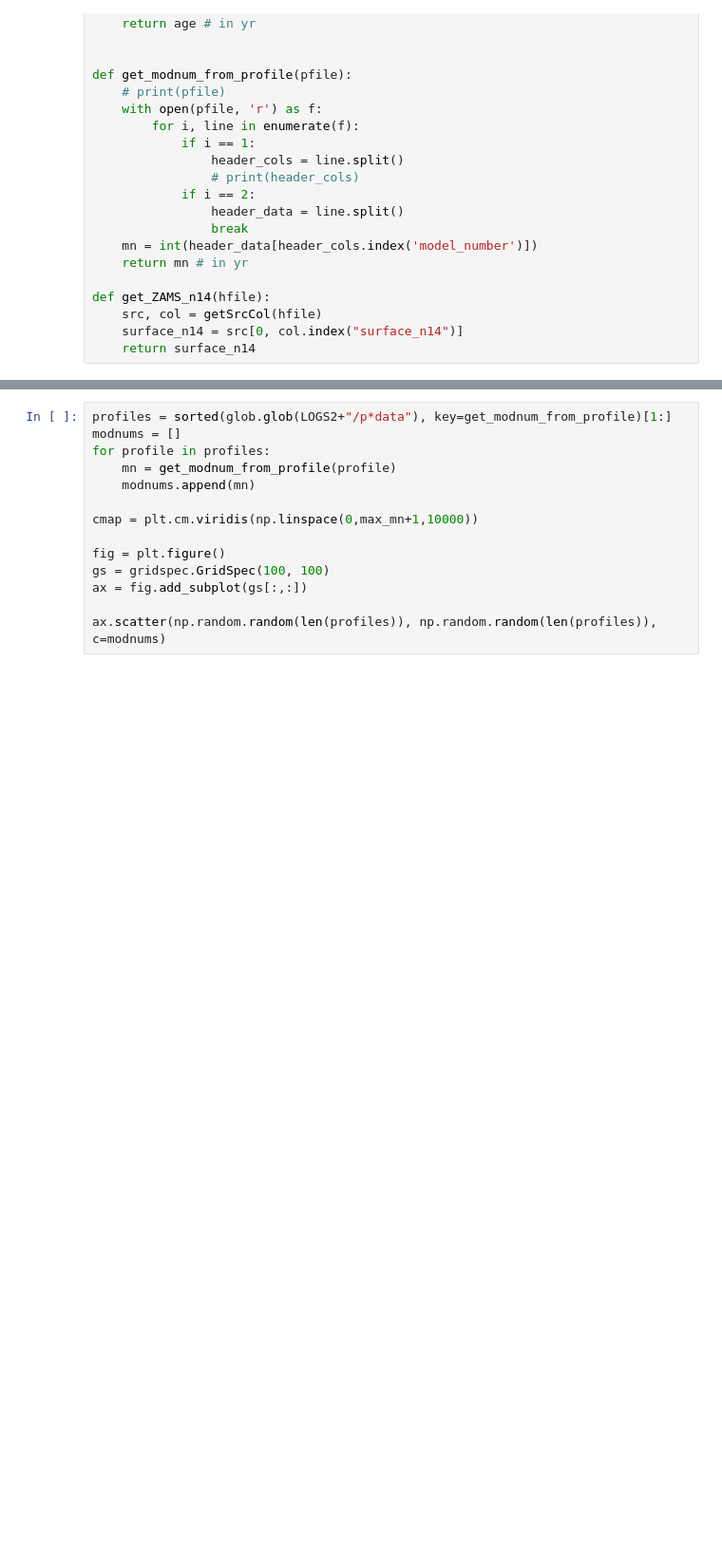
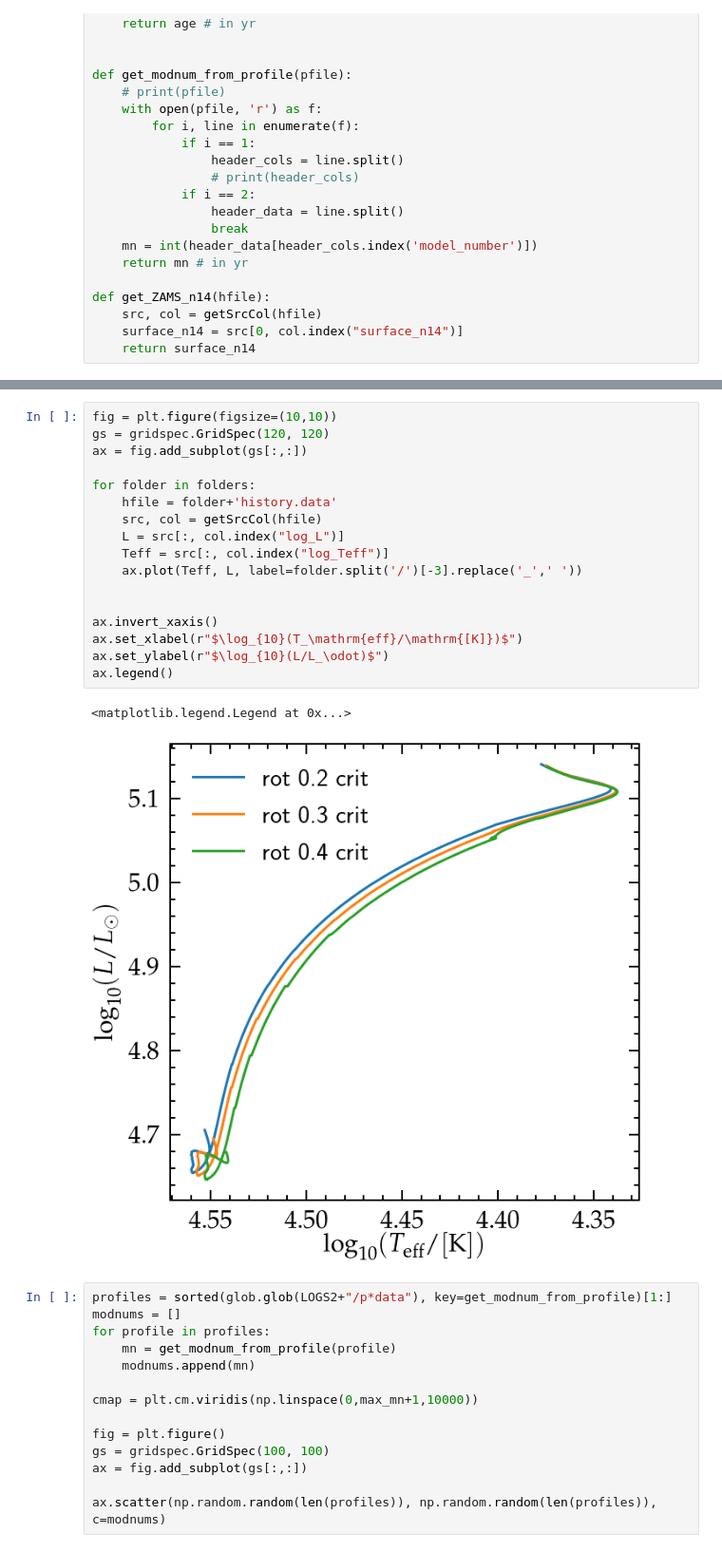
Before and after one commit to mathren/zeta_oph, a Jupyter notebook: notebooks/mixing.ipynb, the cells around one changed output, grey strips where cells are left out. Shown at 95% size. Saved outputs shown, nothing was run; the diff lists cells and outputs as text; blank space fills up the shorter version.

```diff
--- a/notebooks/mixing.ipynb
+++ b/notebooks/mixing.ipynb
@@ -328,3 +378,23 @@ ax.set_xlim(0, 21)
+# %%
+fig = plt.figure(figsize=(10,10))
+gs = gridspec.GridSpec(120, 120)
+ax = fig.add_subplot(gs[:,:])
+
+for folder in folders:
+    hfile = folder+'history.data'
+    src, col = getSrcCol(hfile)
+    L = src[:, col.index("log_L")]
+    Teff = src[:, col.index("log_Teff")]
+    ax.plot(Teff, L, label=folder.split('/')[-3].replace('_',' '))
+
+
+ax.invert_xaxis()
+ax.set_xlabel(r"$\log_{10}(T_\mathrm{eff}/\mathrm{[K]})$")
+ax.set_ylabel(r"$\log_{10}(L/L_\odot)$")
+ax.legend()
+# %% [output]
+<matplotlib.legend.Legend at 0x...>
+[figure, added]
 # %%
 profiles = sorted(glob.glob(LOGS2+"/p*data"), key=get_modnum_from_profile)[1:]
 modnums = []
```
Also changed, not shown: parts of 2 cells of this notebook, 1 other file.
